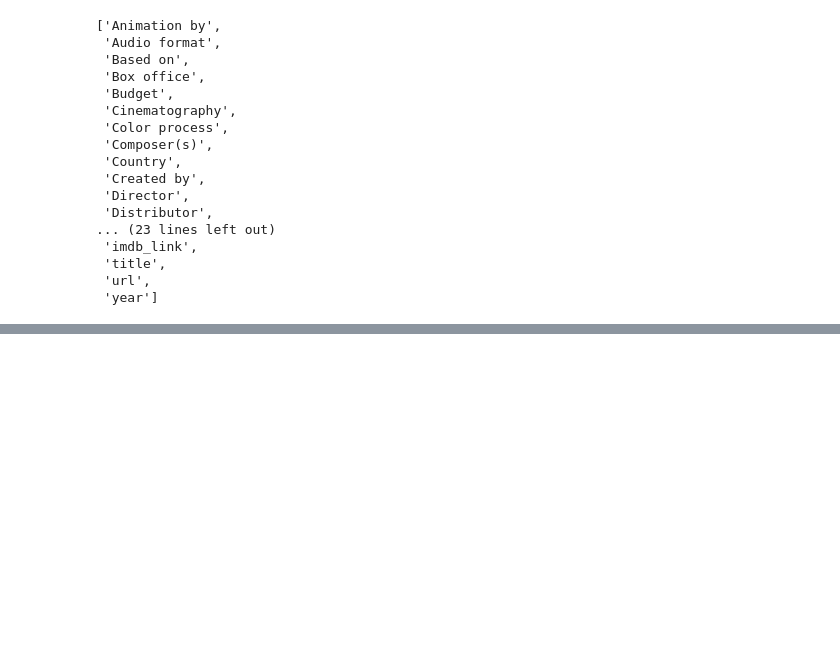
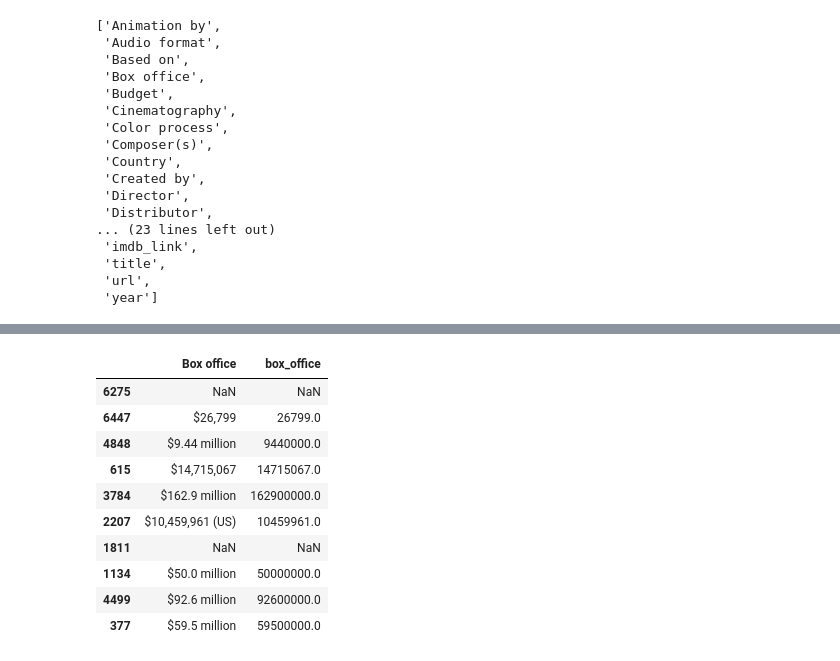
Before and after one commit to jose-perth/Movies-ETL, a Jupyter notebook: movies_etl.ipynb, the cells around one changed output, grey strips where cells are left out. Saved outputs shown, nothing was run; the diff lists cells and outputs as text; code cells hidden in the pictures; blank space fills up the shorter version.

```diff
--- a/movies_etl.ipynb
+++ b/movies_etl.ipynb
@@ -168,0 +282,3 @@ Name: Running time, Length: 413, dtype: int64
+# %%
+box_office = wiki_movies_df['Box office'].dropna()
+box_office
@@ -168,0 +318,3 @@ Name: Running time, Length: 413, dtype: int64
+# %%
+box_office = box_office.apply(lambda x: ' '.join(x) if type(x)==list else x)
+box_office
@@ -168,0 +355,3 @@ Name: Running time, Length: 413, dtype: int64
+# %%
+# replace hyphens
+box_office = box_office.str.replace(r'\$.*[-—–](?![a-z])', '$', regex=True)
@@ -168,0 +444,16 @@ Name: Running time, Length: 413, dtype: int64
+# %%
+wiki_movies_df['box_office'] = box_office.str.extract(f'({form_one}|{form_two})', flags=re.IGNORECASE)[0].apply(parse_dollars)
+# %%
+wiki_movies_df[['Box office','box_office']].sample(10)
+# %% [output]
+|  | Box office | box_office |
+| 6275 | NaN | NaN |
+| 6447 | $26,799 | 26799.0 |
+| 4848 | $9.44 million | 9440000.0 |
+| 615 | $14,715,067 | 14715067.0 |
+| 3784 | $162.9 million | 162900000.0 |
+| 2207 | $10,459,961 (US) | 10459961.0 |
+| 1811 | NaN | NaN |
+| 1134 | $50.0 million | 50000000.0 |
+| 4499 | $92.6 million | 92600000.0 |
+| 377 | $59.5 million | 59500000.0 |
```
Also changed, not shown: parts of 43 cells of this notebook.
